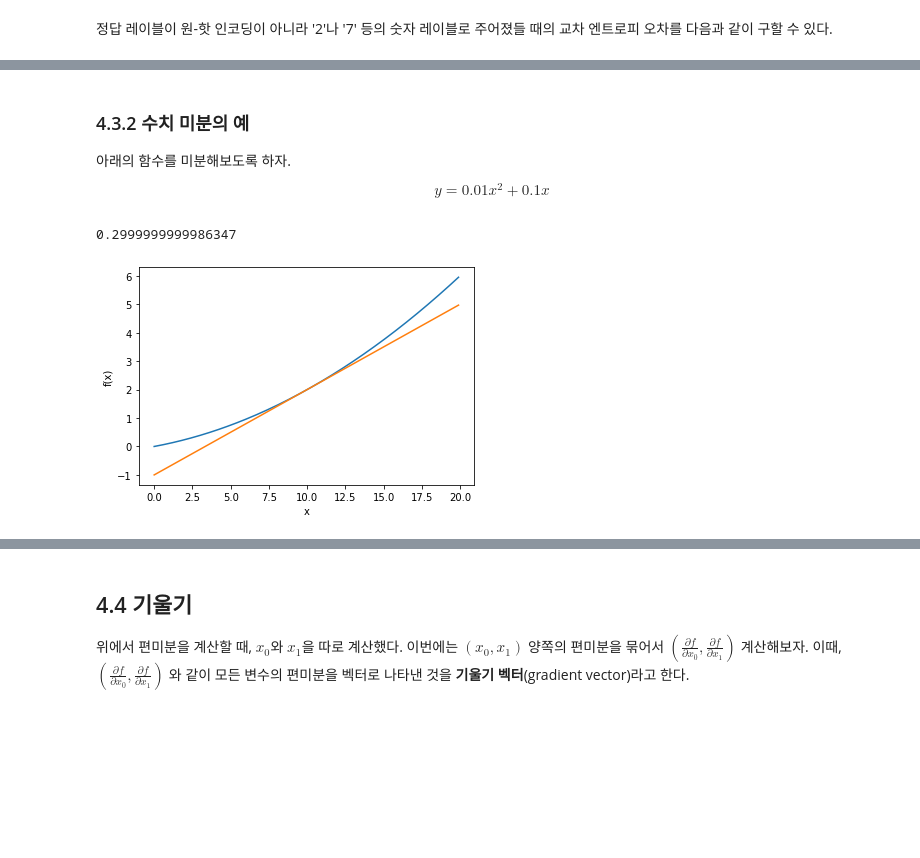
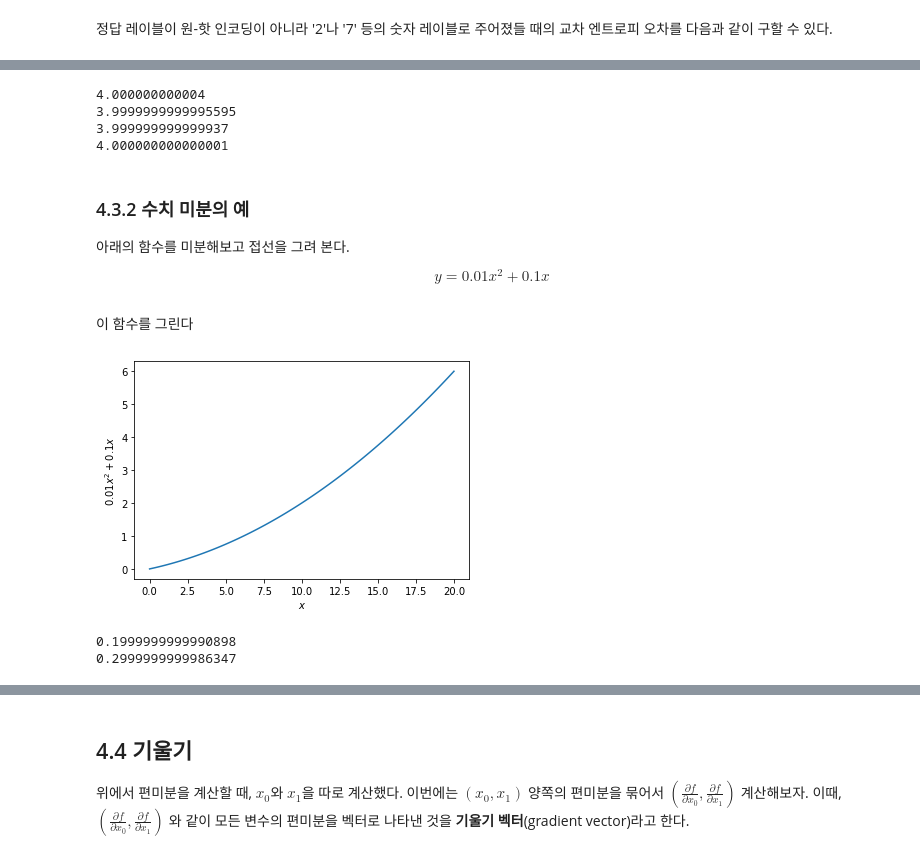
Before and after one commit to gjang7/DLFromScratch, a Jupyter notebook: Chap04-NN_Training/Chap04-NN_Training.ipynb, the cells around one changed output, grey strips where cells are left out. Drawn from its saved outputs; the diff is of its cells as text; code cells hidden in the pictures; blank space fills up the shorter version.

```diff
--- a/Chap04-NN_Training/Chap04-NN_Training.ipynb
+++ b/Chap04-NN_Training/Chap04-NN_Training.ipynb
@@ -253,7 +323,18 @@ def numerical_diff(f, x):
+# %%
+def f_(x): return x**2
+print(numerical_diff(f=f_, x=2.0, h=0.0001))
+print(numerical_diff(f=f_, x=2.0, h=0.001))
+print(numerical_diff(f=f_, x=2.0, h=0.01))
+print(numerical_diff(f=f_, x=2.0, h=0.1))
+# %% [output]
+4.000000000004
+3.9999999999995595
+3.999999999999937
+4.000000000000001
 # %% [markdown]
 ### 4.3.2 수치 미분의 예
 
-아래의 함수를 미분해보도록 하자.
+아래의 함수를 미분해보고 접선을 그려 본다.
 
 $$
 y = 0.01x^{2} + 0.1x
@@ -261 +345,21 @@ $$
+# %% [markdown]
+이 함수를 그린다
+# %%
+%matplotlib inline
+import numpy as np
+import matplotlib.pyplot as plt
+
+x = np.linspace(0,20,101)
+plt.plot(x,function_1(x))
+plt.xlabel('$x$'); plt.ylabel('$0.01x^{2} + 0.1x$')
+plt.show()
+# %% [output]
+[figure, added]
+# %%
+# x = 5, 10 에서의 미분을 계산해 본다
+print(numerical_diff(function_1, 5))
+print(numerical_diff(function_1, 10))
+# %% [output]
+0.1999999999990898
+0.2999999999986347
 # %%
@@ -268,20 +369,2 @@ def tangent_line(f, x):
     y = f(x) - d*x
     return lambda t: d*t + y
-# %%
-%matplotlib inline
-import numpy as np
-import matplotlib.pylab as plt
-
-x = np.arange(0.0, 20.0, 0.1)  # 0에서 20까지 0.1 간격의 배열 x를 만든다.
-y = function_1(x)
-
-tf = tangent_line(function_1, 10)
-y2 = tf(x)
-
-plt.xlabel('x'); plt.ylabel('f(x)')
-plt.plot(x, y)
-plt.plot(x, y2)
-plt.show()
-# %% [output]
-0.2999999999986347
-[figure, removed]
```
Also changed, not shown: parts of 56 cells of this notebook, 4 other files.
